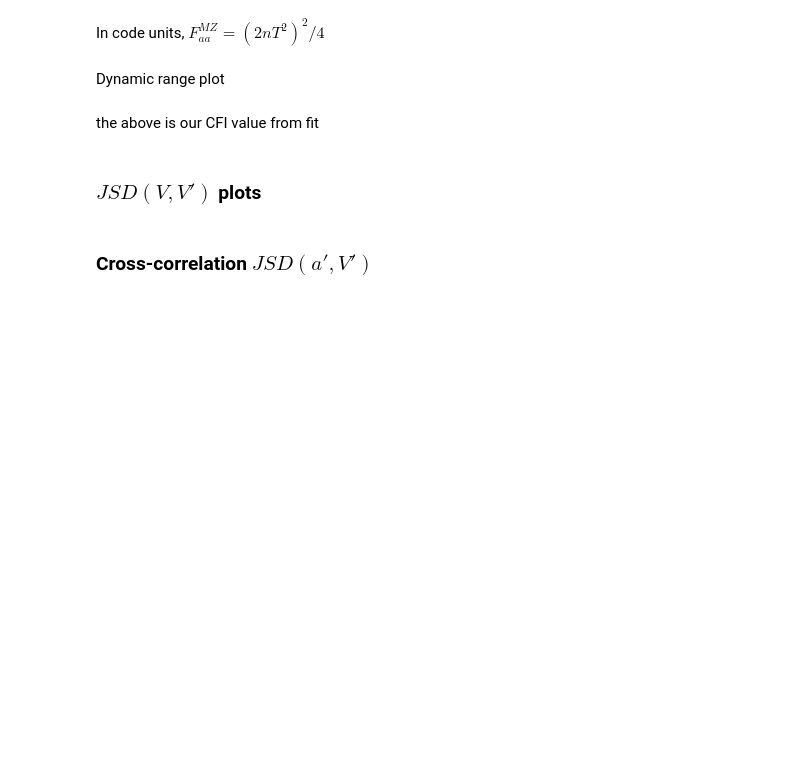
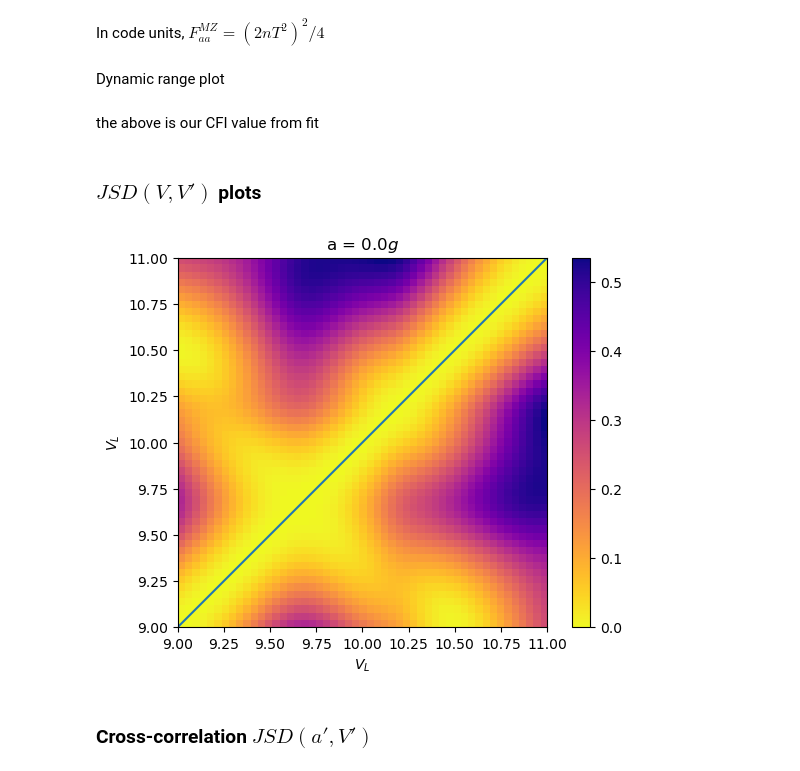
Before and after one commit to rootware/lattice_evolution, a Jupyter notebook: Python/JSD Plots.ipynb, the cells around one changed output. Cells and saved outputs as stored; diff of their text form; code cells hidden in the pictures; blank space fills up the shorter version.

```diff
--- a/Python/JSD Plots.ipynb
+++ b/Python/JSD Plots.ipynb
@@ -353,28 +355,31 @@ plt.grid(True, which="both")
 # %% [markdown]
 ### $JSD(V,V')$ plots
 # %%
-momindices=np.where(AVListIndex[:,0]==50)[0];
+momindices=np.where(AVListIndex[:,0]==int((AList.shape[0]-1)/2))[0];
 momproblist =MomProb[momindices];
 indices = AVListIndex[momindices];
 
 lattindices = indices[:, 1];
 latt = VList[lattindices]
 
 no_of_values = len(lattindices);
 JSDivergenceMatrix=np.zeros((no_of_values, no_of_values)) ;
 
 for i in lattindices:
     for j in lattindices:
         JSDivergenceMatrix [i][j]= JSDivergence(momproblist[i], momproblist[j])
 
 plt.imshow(JSDivergenceMatrix, cmap="plasma_r", extent=[latt[0], latt[-1], latt[-1], latt[0] ])
 indices_JS = np.where(JSDivergenceMatrix==0)
 plt.plot(VList[indices_JS[1]], VList[indices_JS[0]])
+plt.gca().invert_yaxis();
 plt.colorbar()
-plt.xlabel("$V_0$");
-plt.ylabel("$V_0$");
-plt.title("a = "+ str(AList[50]))
+plt.xlabel("$V_L$");
+plt.ylabel("$V_L$");
+plt.title("a = "+ str(AList[50])+"$g$")
 plt.savefig("JS_latt.png")
+# %% [output]
+[figure, added]
 # %%
 momindices=np.where(AVListIndex[:,0]==50)[0];
 momproblist =MomProb[momindices];
```
Also changed, not shown: parts of 6 cells of this notebook, 15 other files.
